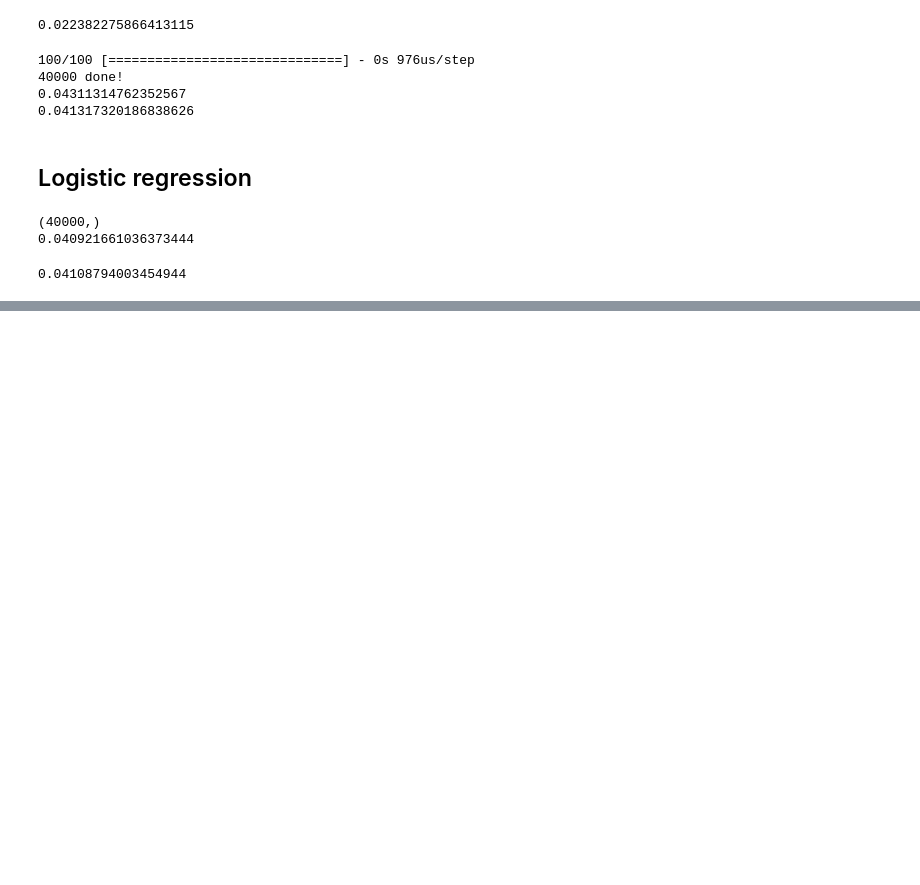
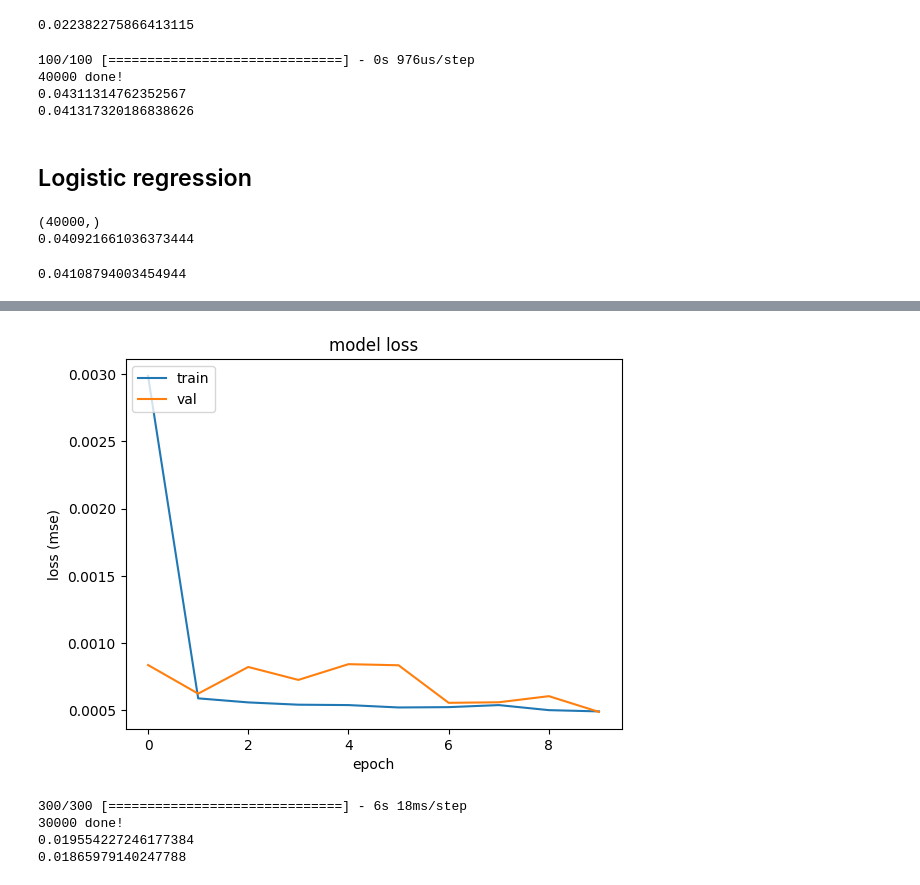
Before and after one commit to CUBoulderMachineLearningProject/GuardiansOfTheGalaxy, a Jupyter notebook: RanajitRoy/Analysis.ipynb, the cells around one changed output, grey strips where cells are left out. Drawn from its saved outputs; the diff is of its cells as text; code cells hidden in the pictures; blank space fills up the shorter version.

```diff
--- a/RanajitRoy/Analysis.ipynb
+++ b/RanajitRoy/Analysis.ipynb
@@ -548,0 +665,21 @@ print(rmse)
+# %%
+model = keras.Sequential()
+
+model.add(layers.Conv2D(20, (12,12), input_shape=(48,48,1), activation="relu"))
+model.add(layers.Conv2D(20, (8,8), activation="relu"))
+model.add(layers.Conv2D(20, (4,4), activation="relu"))
+model.add(layers.Conv2D(20, (4,4), activation="relu"))
+model.add(layers.Conv2D(10, (4,4), activation="relu"))
+model.add(layers.MaxPooling2D((2, 2)))
+model.add(layers.Flatten())
+model.add(layers.Dense(50, activation="relu"))
+model.add(layers.Dense(30, activation="relu"))
+model.add(layers.Dense(10, activation="relu"))
+model.add(layers.Dense(2, activation="linear"))
+
+mse = tf.keras.losses.MeanSquaredError()
+model.compile(
+    loss=mse,
+    optimizer='adam'
+)
+model.summary()
@@ -548,0 +704,10 @@ print(rmse)
+# %%
+history = model.fit(galaxy_convolved_imgs, train_es, validation_data=[val_galaxy_convolved_imgs, test_es[:30_000]], batch_size=100, epochs=10)
+plt.plot(history.history['loss'])
+plt.plot(history.history['val_loss'])
+plt.title('model loss')
+plt.ylabel('loss (mse)')
+plt.xlabel('epoch')
+plt.legend(['train', 'val'], loc='upper left')
+plt.show()
+# %% [output]
@@ -548,0 +734,25 @@ print(rmse)
+[figure, added]
+# %%
+rms_e1 = 0
+rms_e2 = 0
+es = model.predict(test_galaxy_convolved_imgs, batch_size=100)
+for i in range(0, 30000):
+    rms_e1 += sqerr(te1s[i+30_000], es[i][0])
+    rms_e2 += sqerr(te2s[i+30_000], es[i][1])
+    if (i + 1) % 10 == 0:
+        print(f"{i+1} done!",end="\r")
+
+rms_e1 /= e1s.shape[0]
+rms_e2 /= e2s.shape[0]
+
+rms_e1 = np.sqrt(rms_e1)
+rms_e2 = np.sqrt(rms_e2)
+
+print()
+print(rms_e1)
+print(rms_e2)
+# %% [output]
+300/300 [==============================] - 6s 18ms/step
+30000 done!
+0.019554227246177384
+0.01865979140247788
```
Also changed, not shown: parts of 23 cells of this notebook.
